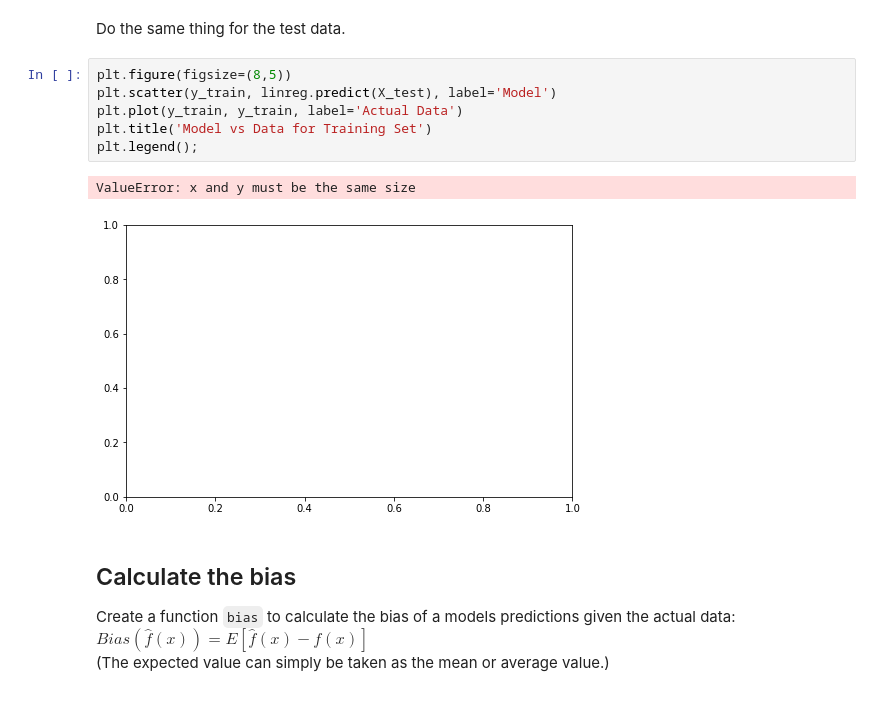
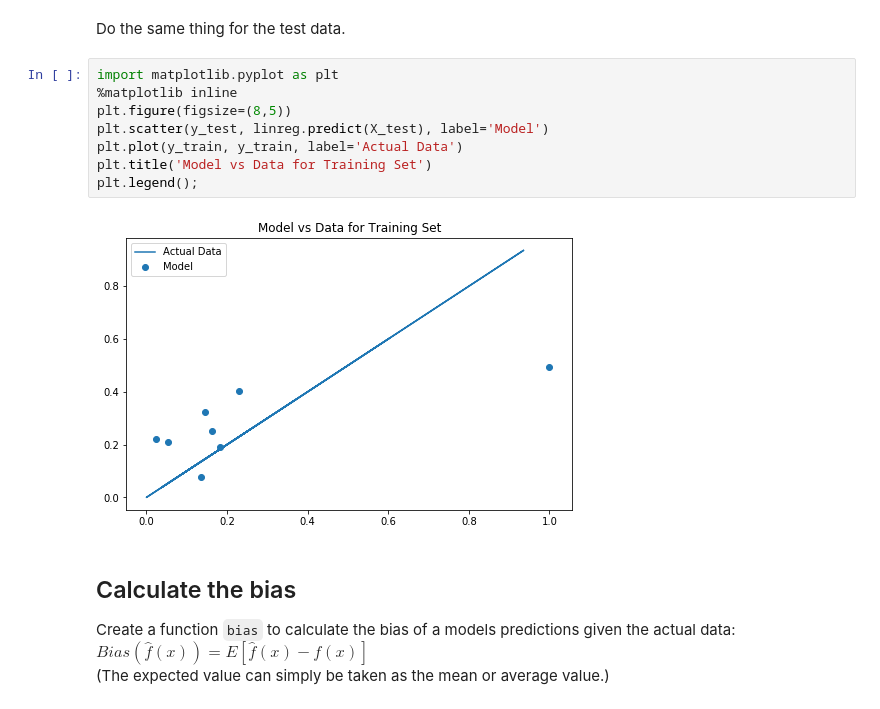
Before and after one commit to dalems4/dsc-bias-variance-trade-off-lab-seattle-ds-career-051319, a Jupyter notebook: index.ipynb, the cells around one changed output. Drawn from its saved outputs; the diff is of its cells as text.

```diff
--- a/index.ipynb
+++ b/index.ipynb
@@ -83,14 +83,15 @@ plt.legend();
 # %% [markdown]
 Do the same thing for the test data.
 # %%
+import matplotlib.pyplot as plt
+%matplotlib inline
 plt.figure(figsize=(8,5))
-plt.scatter(y_train, linreg.predict(X_test), label='Model')
+plt.scatter(y_test, linreg.predict(X_test), label='Model')
 plt.plot(y_train, y_train, label='Actual Data')
 plt.title('Model vs Data for Training Set')
 plt.legend();
 # %% [output]
-ValueError: x and y must be the same size
-[figure, old version]
+[figure, new version]
 # %% [markdown]
 ## Calculate the bias
 Create a function `bias` to calculate the bias of a models predictions given the actual data: $Bias(\hat{f}(x)) = E[\hat{f}(x)-f(x)]$
```
